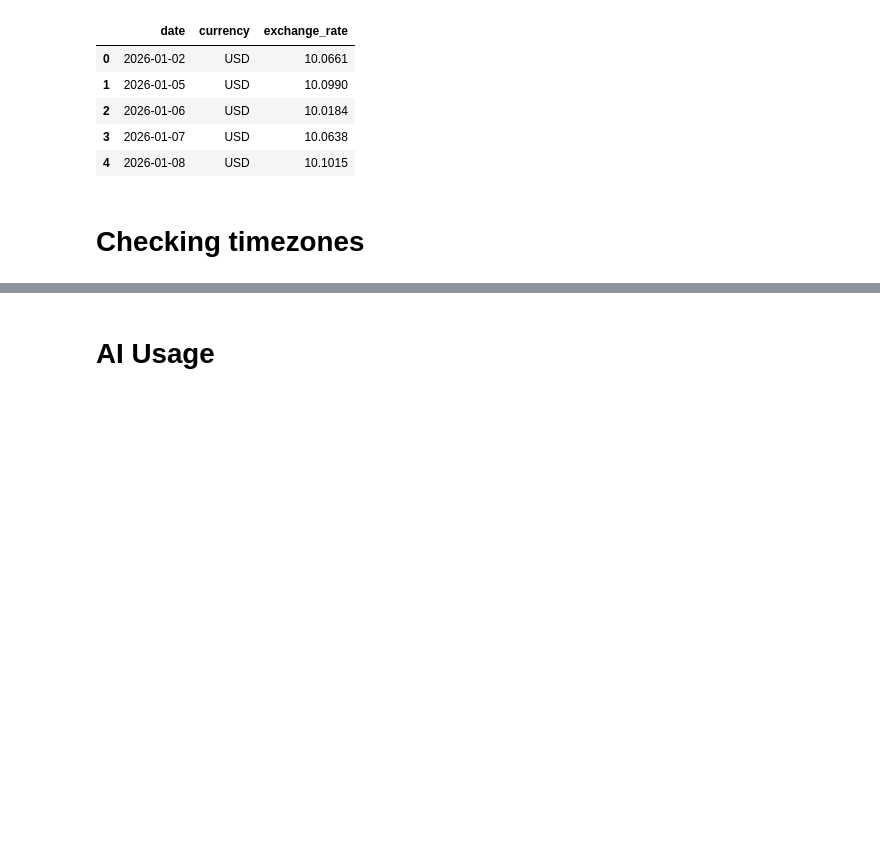
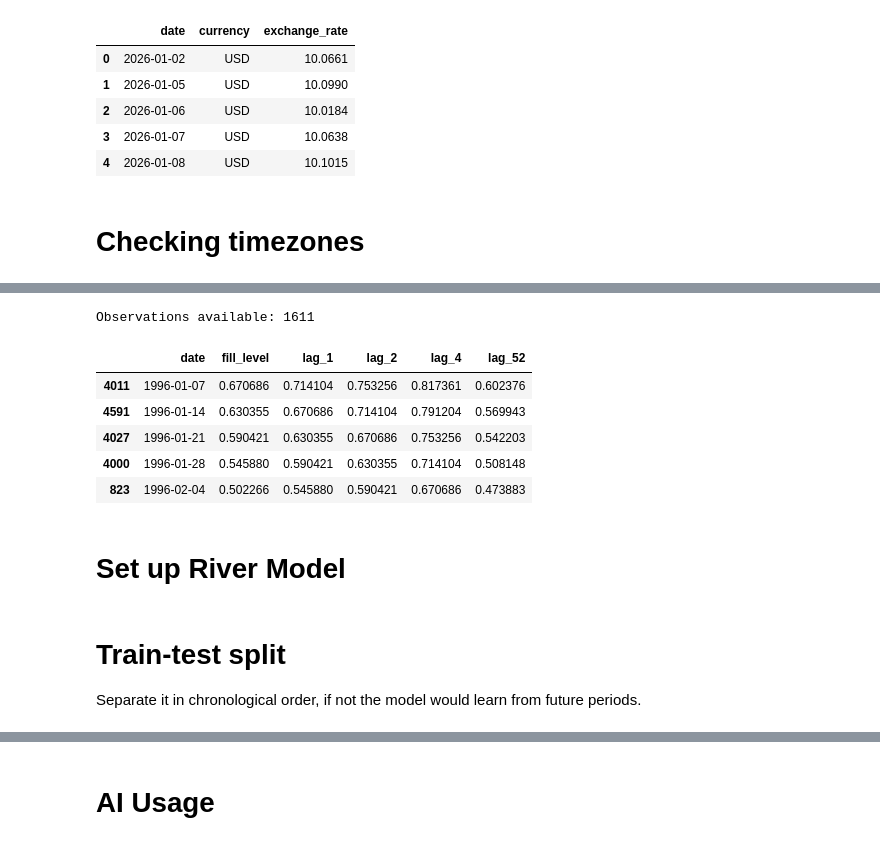
Before and after one commit to magloev/magloevIND320, a Jupyter notebook: notebooks/Task4.ipynb, the cells around one changed output, grey strips where cells are left out. Saved outputs shown, nothing was run; the diff lists cells and outputs as text; code cells hidden in the pictures; blank space fills up the shorter version.

```diff
--- a/notebooks/Task4.ipynb
+++ b/notebooks/Task4.ipynb
@@ -137,0 +196,20 @@ Name: timestamp, dtype: datetime64[us]
+# %%
+lag_columns = ["lag_1", "lag_2", "lag_4", "lag_52"]
+
+df_model = df_el3.dropna(
+    subset=["fill_level"] + lag_columns
+).copy()
+
+print("Observations available:", len(df_model))
+
+display(df_model[["date", "fill_level"] + lag_columns].head())
+# %% [output]
+Observations available: 1611
+|  | date | fill_level | lag_1 | lag_2 | lag_4 | lag_52 |
+| 4011 | 1996-01-07 | 0.670686 | 0.714104 | 0.753256 | 0.817361 | 0.602376 |
+| 4591 | 1996-01-14 | 0.630355 | 0.670686 | 0.714104 | 0.791204 | 0.569943 |
+| 4027 | 1996-01-21 | 0.590421 | 0.630355 | 0.670686 | 0.753256 | 0.542203 |
+| 4000 | 1996-01-28 | 0.545880 | 0.590421 | 0.630355 | 0.714104 | 0.508148 |
+| 823 | 1996-02-04 | 0.502266 | 0.545880 | 0.590421 | 0.670686 | 0.473883 |
+# %% [markdown]
+# Set up River Model
@@ -137,0 +223,3 @@ Name: timestamp, dtype: datetime64[us]
+# %% [markdown]
+# Train-test split
+Separate it in chronological order, if not the model would learn from future periods.
```
Also changed, not shown: parts of 45 cells of this notebook.
